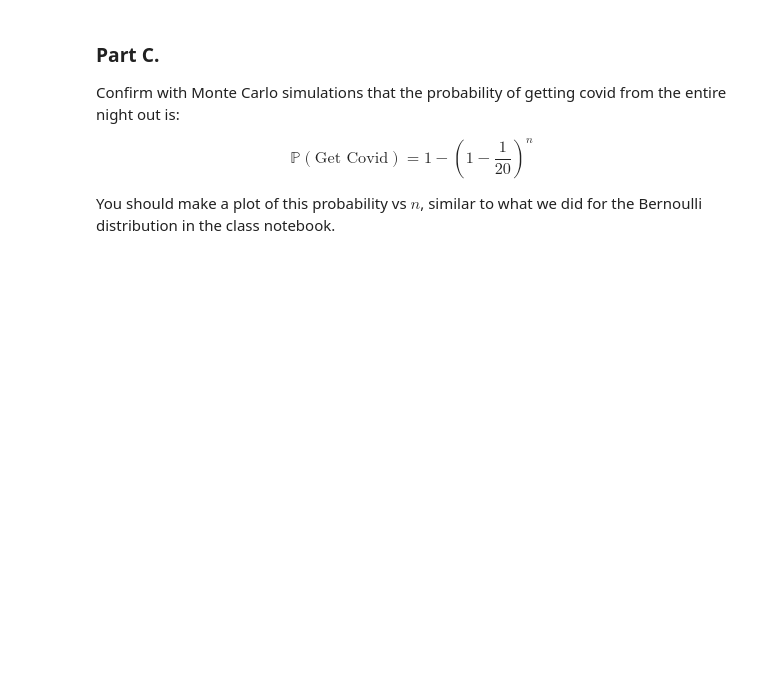
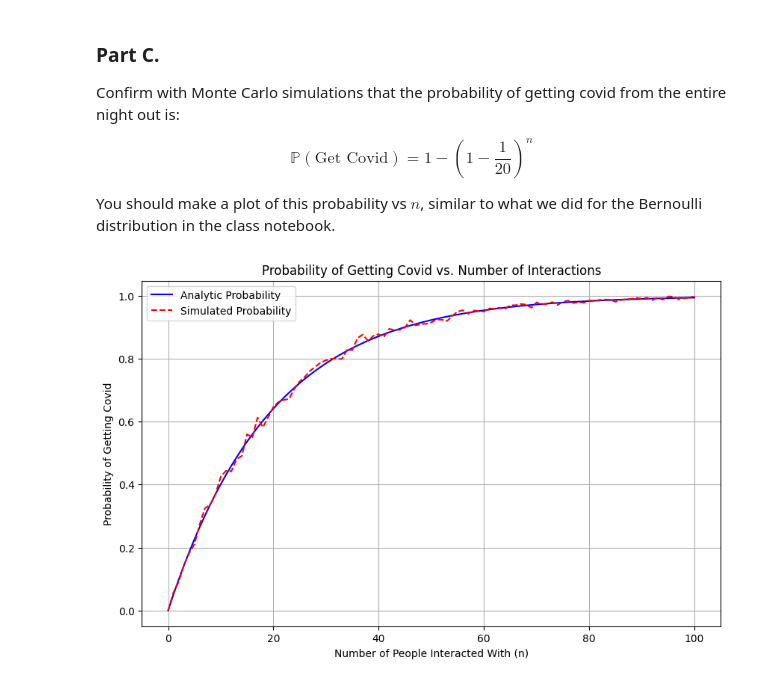
Before and after one commit to alexcraig043/math-50, a Jupyter notebook: homeworks/hw1.ipynb, the cells around one changed output. Cells and saved outputs as stored; diff of their text form; code cells hidden in the pictures; blank space fills up the shorter version.

```diff
--- a/homeworks/hw1.ipynb
+++ b/homeworks/hw1.ipynb
@@ -623,6 +637,18 @@ def sim_covid(n):
     return got_covid
 # %% [markdown]
 ### Solution
+# %%
+def sim_covid(n):
+    got_covid = 0
+
+    for i in range(n):
+        # We can simply use the marginal distribution of T_i
+        T_i = np.random.choice([0, 1], p=[19/20, 1/20])
+
+        if T_i == 1:
+            got_covid = 1
+
+    return got_covid
 # %% [markdown]
 ### Part C.
 Confirm with Monte Carlo simulations that the probability of getting covid from the entire night out is:
@@ -632,3 +658,27 @@ $$
 $$
 
 You should make a plot of this probability vs $n$, similar to what we did for the Bernoulli distribution in the class notebook.
+# %%
+num_simulations_per_n = 1000
+num_interactions = 101
+
+analytic_prob = np.zeros(num_interactions)
+simulated_prob = np.zeros(num_interactions)
+
+for n in range(0, num_interactions):
+    analytic_prob[n] = 1 - (19/20) ** n
+    simulated_results = [sim_covid(n) for _ in range(num_simulations_per_n)]
+    simulated_prob[n] = sum(simulated_results) / num_simulations_per_n
+
+# Plot analytic and simulated probabilities
+plt.figure(figsize=(10, 6))
+plt.plot(range(0, num_interactions), analytic_prob, label="Analytic Probability", color="blue")
+plt.plot(range(0, num_interactions), simulated_prob, label="Simulated Probability", color="red", linestyle="--")
+plt.xlabel("Number of People Interacted With (n)")
+plt.ylabel("Probability of Getting Covid")
+plt.title("Probability of Getting Covid vs. Number of Interactions")
+plt.legend()
+plt.grid(True)
+plt.show()
+# %% [output]
+[figure, added]
```
Also changed, not shown: parts of 9 cells of this notebook, 8 other files.
